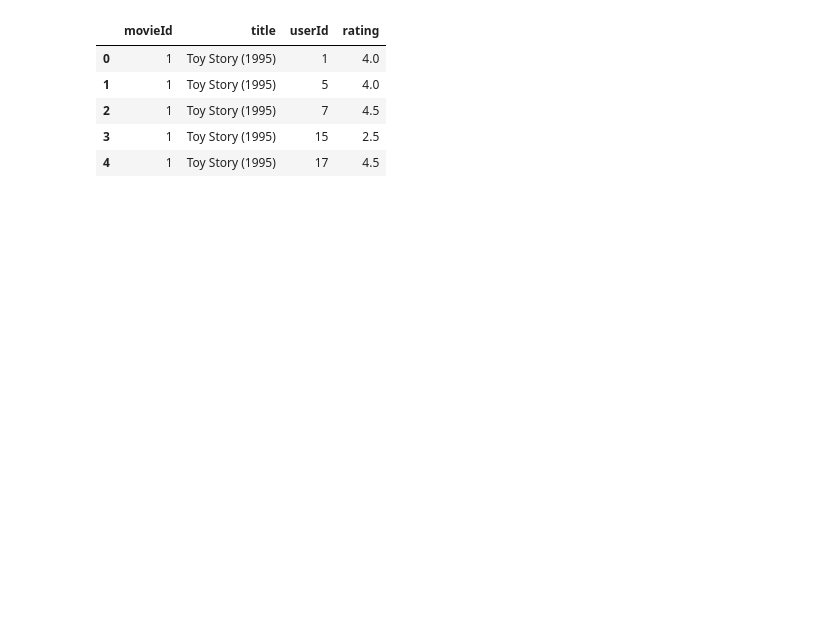
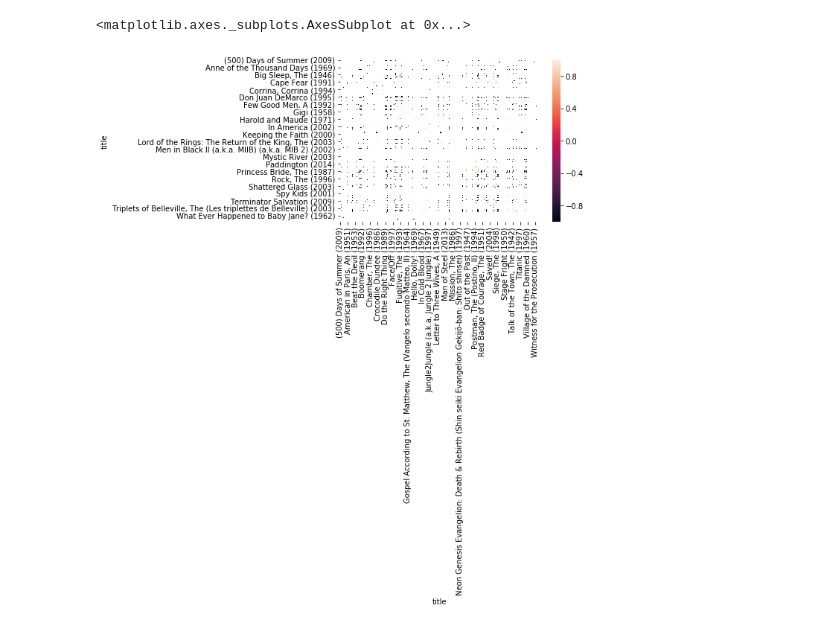
Before and after one commit to masonwilde/eecs_731_clustering, a Jupyter notebook: notebooks/Untitled.ipynb, the cells around one changed output. Cells and saved outputs as stored; diff of their text form; code cells hidden in the pictures; blank space fills up the shorter version.

```diff
--- a/notebooks/Untitled.ipynb
+++ b/notebooks/Untitled.ipynb
@@ -10,16 +10,42 @@ ratings = ratings.loc[:,["userId","movieId","rating"]]
 # Movie data
 movies = pd.read_csv("../data/raw/movies.csv")
 movies = movies.loc[:,["movieId","title"]]
+# Label data
+tags = pd.read_csv("../data/raw/tags.csv")
+def most_common(x):
+    occ = {}
+    max = x[0]
+    for item in x:
+        if not item in occ:
+            occ[item] = 1
+        else:
+            occ[item] += 1
+            if occ[item] > occ[max]:
+                max = item
+    return max
+new_tags = []
+for tag in tags['tag']:
+    new_tags.append(most_common(tag.split()))
+tags['tag'] = pd.Series(new_tags)
+
+
 # Merge
-data = pd.merge(movies,ratings)
-data.head(5)
+data = pd.merge(movies, ratings)
+data = pd.merge(data, tags)
+from sklearn.preprocessing import LabelEncoder
+enc = LabelEncoder()
+# enc.fit(data['tag'])
+data['tag'] = enc.fit_transform(data['tag'])
-# %% [output]
-|  | movieId | title | userId | rating |
-| 0 | 1 | Toy Story (1995) | 1 | 4.0 |
-| 1 | 1 | Toy Story (1995) | 5 | 4.0 |
-| 2 | 1 | Toy Story (1995) | 7 | 4.5 |
-| 3 | 1 | Toy Story (1995) | 15 | 2.5 |
-| 4 | 1 | Toy Story (1995) | 17 | 4.5 |
+# %%
+pivot_table = data.pivot_table(index = ["userId"],columns = ["title"],values = 'tag')
+# %%
+sim = pivot_table.corr(method='pearson', min_periods=1)
+# %%
+import seaborn as sns
+sns.heatmap(sim)
+# %% [output]
+<matplotlib.axes._subplots.AxesSubplot at 0x...>
+[figure, added]
 # %%
 from sklearn.preprocessing import LabelEncoder
 enc = LabelEncoder()
```
Also changed, not shown: parts of 4 cells of this notebook.
